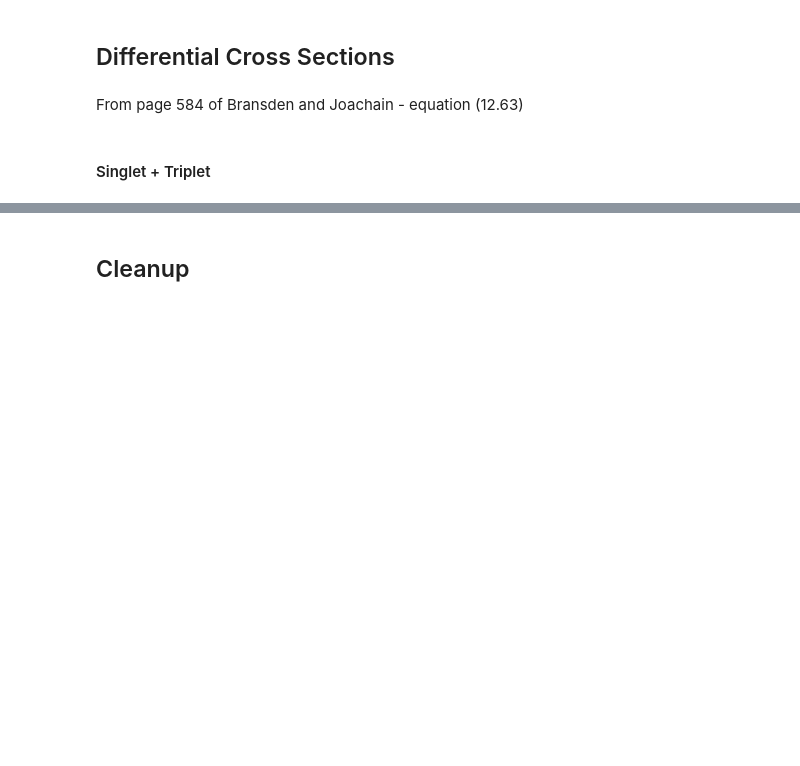
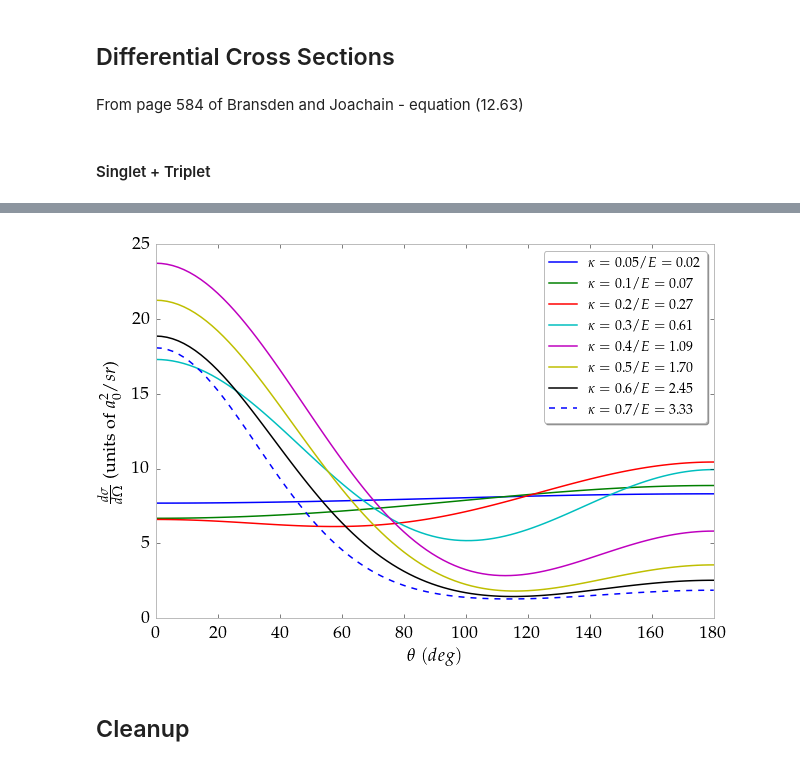
Before and after one commit to DentonW/Papers, a Jupyter notebook: PRA PsH/IPython/Paper Images.ipynb, the cells around one changed output, grey strips where cells are left out. Saved outputs shown, nothing was run; the diff lists cells and outputs as text; code cells hidden in the pictures; blank space fills up the shorter version.

```diff
--- a/PRA PsH/IPython/Paper Images.ipynb
+++ b/PRA PsH/IPython/Paper Images.ipynb
@@ -613,3 +607,45 @@ pyplot.show()
+# %%
+ki = (0.05, 0.1, 0.15, 0.2, 0.25, 0.26, 0.27, 0.28, 0.3, 0.4, 0.5, 0.6, 0.7)
+ki = (0.05,0.1,0.2,0.3,0.4,0.5,0.6,0.7)
+
+lmax = 5  # Through the H-wave
+Ntheta = 100
+theta = np.linspace(0, pi, Ntheta)
+#theta = np.array((1.0, 1.1))
+#Ntheta = np.size(theta)
+
+#pyplot.figure(1, figsize=(12,10))
+
+#pyplot.title(r"$^1S$ versus E for $\theta = $" + str(theta))
+pyplot.xlabel(r"$\theta$ $(deg)$")
+pyplot.ylabel(r"$\frac{d\sigma}{d\Omega}$  (units of $a_0^2/sr$)")
+#pyplot.legend(prop={'size':6})
+
+idx = 0
+for k in ki:
+    diff_cross = []
+    for i in range(Ntheta):
+        d1 = DifferentialCrossSingle(k, theta[i], kappasub, lmax, interp_phase1)
+        d3 = DifferentialCrossSingle(k, theta[i], kappasub, lmax, interp_phase3)
+        diff_cross = np.append(diff_cross, 0.25*d1 + 0.75*d3)
+        #diff_cross = np.append(diff_cross, d3)
+    kappalabel = r'$\kappa = ' + str(k) + r' / E = ' + "{0:.2f}".format(ktoE(k)) + r'$'
+    if idx < 7:
+        lsty = 'solid'
+    elif idx < 14:
+        lsty = 'dashed'
+    else:
+        lsty = ':'
+    idx += 1
+    pyplot.plot(theta*180/pi, diff_cross, marker='o', markersize=0.01, label=kappalabel, ls=lsty)
+    #print diff_cross[0]
+
+pyplot.legend(loc='upper right', shadow=True, prop={'size':14})
+#pyplot.xlim([0, 3.2])
+pyplot.savefig("diff-cross-section-2D-kappa.pdf", bbox_inches='tight')
+pyplot.show()
+# %% [output]
+[figure, added]
 # %% [markdown]
 ## Cleanup
 # %%
```
Also changed, not shown: parts of 7 cells of this notebook, 2 other files.
